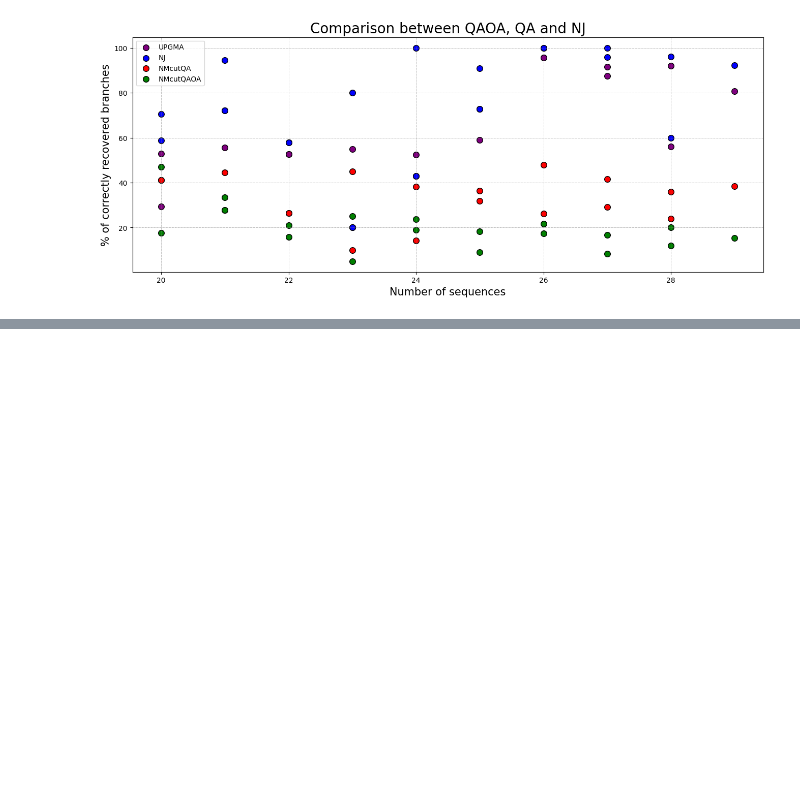
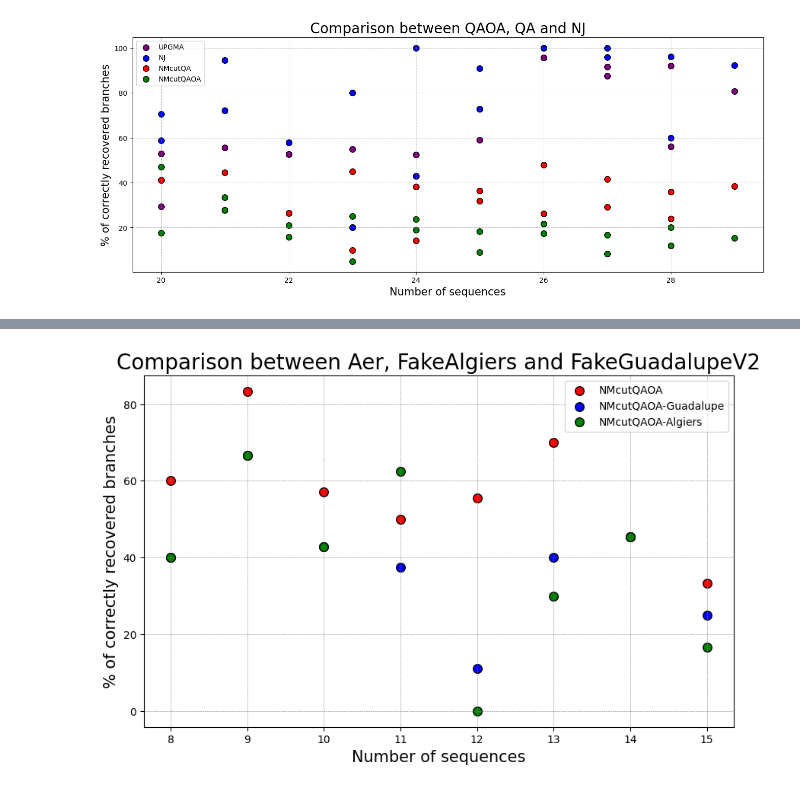
Before and after one commit to Nicofero/PhyloTree_ReConst, a Jupyter notebook: metrics_study.ipynb, the cells around one changed output, grey strips where cells are left out. Drawn from its saved outputs; the diff is of its cells as text; code cells hidden in the pictures; blank space fills up the shorter version.

Commit message:
Last QAOA tests before new method

```diff
--- a/metrics_study.ipynb
+++ b/metrics_study.ipynb
@@ -738,0 +743,18 @@ plt.show()
+# %%
+guadalupe_df = pd.read_csv('metrics/RF-distance_qiskit_guadelupe.csv')
+algiers_df = pd.read_csv('metrics/RF-distance_qiskit_algiers.csv')
+
+filtered_qiskit = qiskit_df[qiskit_df['size'] < 16]
+
+plt.subplots(figsize=(10, 6))
+plt.scatter(filtered_qiskit['size'], filtered_qiskit['RF'], edgecolor='k', color='red', s=70,label='NMcutQAOA')
+plt.scatter(guadalupe_df['size'], guadalupe_df['RF'], edgecolor='k', color='blue', s=70,label='NMcutQAOA-Guadalupe')
+plt.scatter(algiers_df['size'], algiers_df['RF'], edgecolor='k', color='green', s=70,label='NMcutQAOA-Algiers')
+plt.xlabel('Number of sequences',fontdict={'fontsize': 15})
+plt.ylabel('% of correctly recovered branches',fontdict={'fontsize': 15})
+plt.title('Comparison between Aer, FakeAlgiers and FakeGuadalupeV2', fontsize=20)
+plt.grid(color='gray', linestyle='--', linewidth=0.4)
+plt.legend()
+plt.show()
+# %% [output]
+[figure, added]
```
Also changed, not shown: parts of 1 cell of this notebook, 12 other files.
